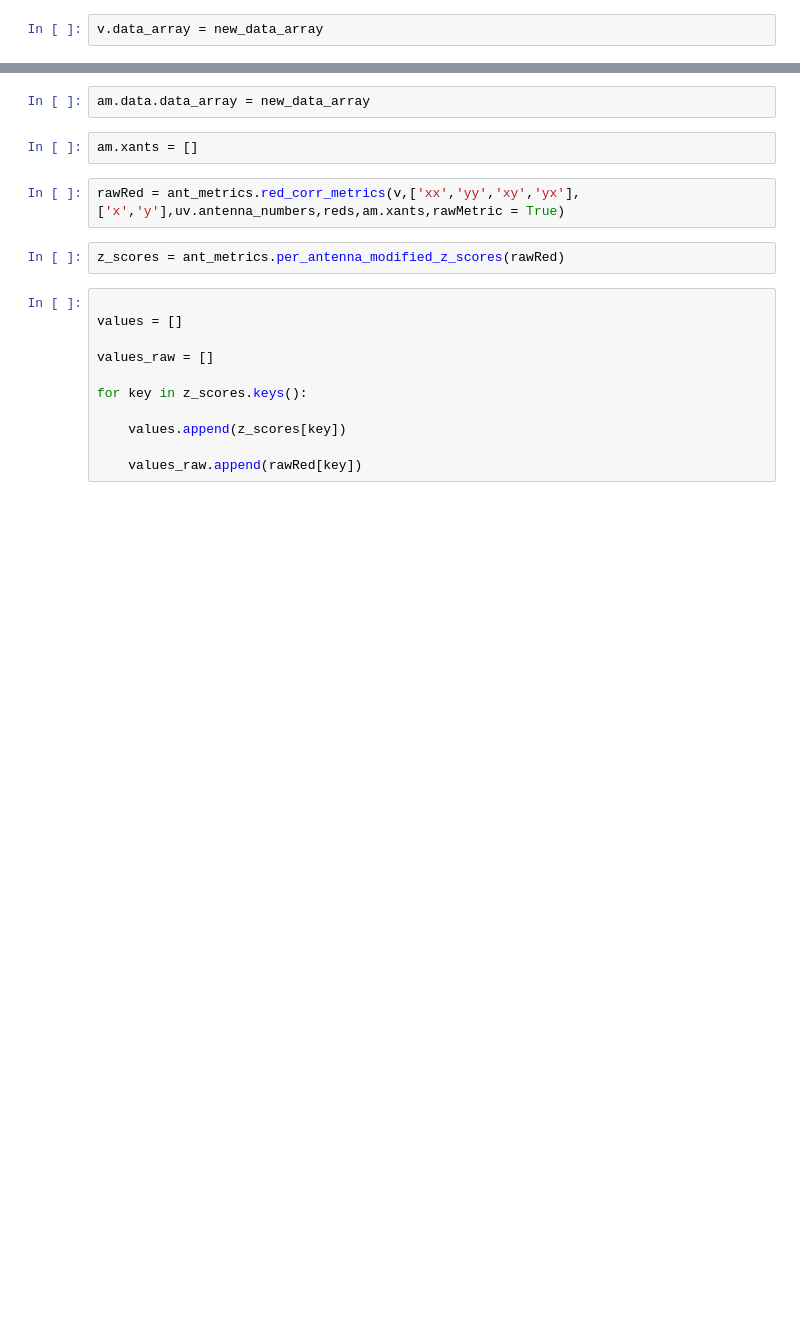
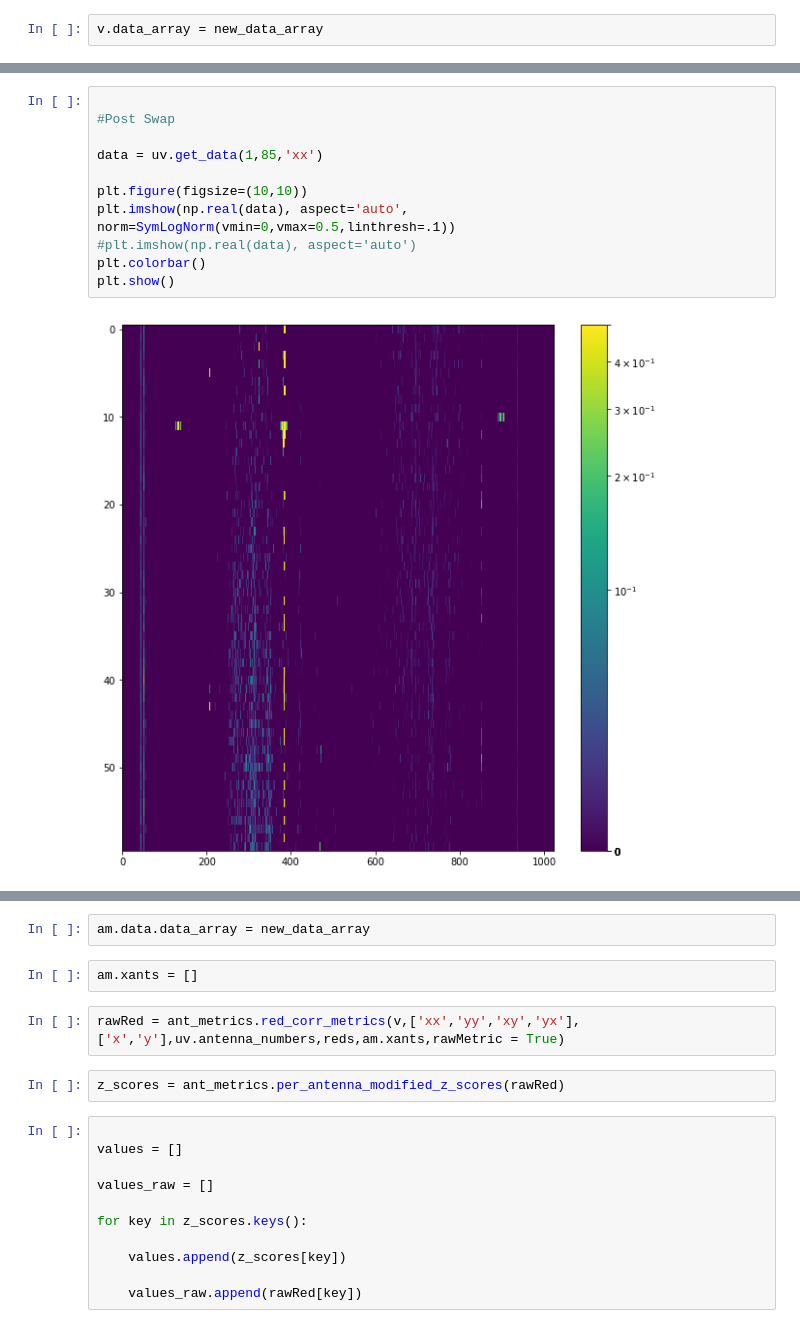
Before and after one commit to dannyjacobs/asu_hera, a Jupyter notebook: redundancy_analysis/z_score_test.ipynb, the cells around one changed output, grey strips where cells are left out. Cells and saved outputs as stored; diff of their text form; blank space fills up the shorter version.

```diff
--- a/redundancy_analysis/z_score_test.ipynb
+++ b/redundancy_analysis/z_score_test.ipynb
@@ -328,0 +409,13 @@ plt.show()
+# %%
+
+#Post Swap
+
+data = uv.get_data(1,85,'xx')
+
+plt.figure(figsize=(10,10))
+plt.imshow(np.real(data), aspect='auto', norm=SymLogNorm(vmin=0,vmax=0.5,linthresh=.1))
+#plt.imshow(np.real(data), aspect='auto')
+plt.colorbar()
+plt.show()
+# %% [output]
+[figure, added]
```
Also changed, not shown: parts of 65 cells of this notebook, 2 other files.
